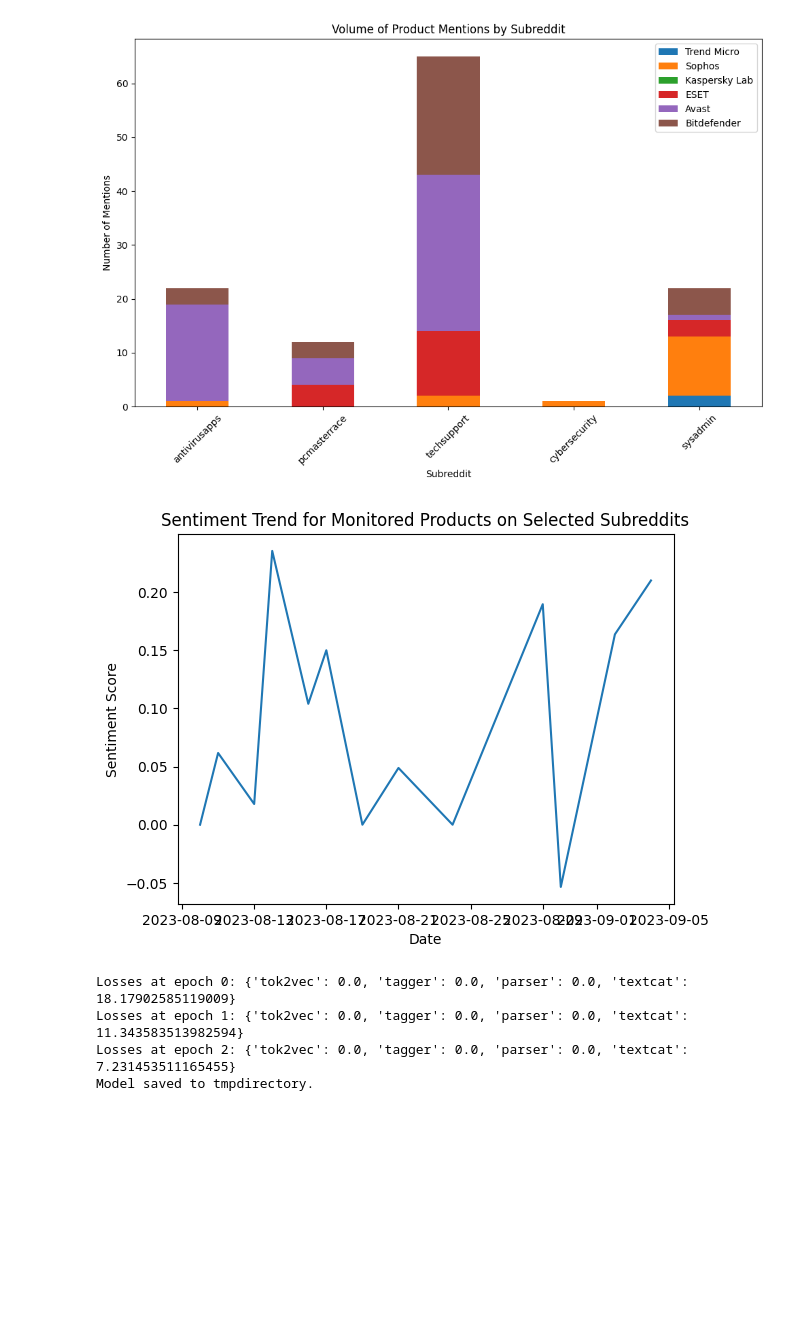
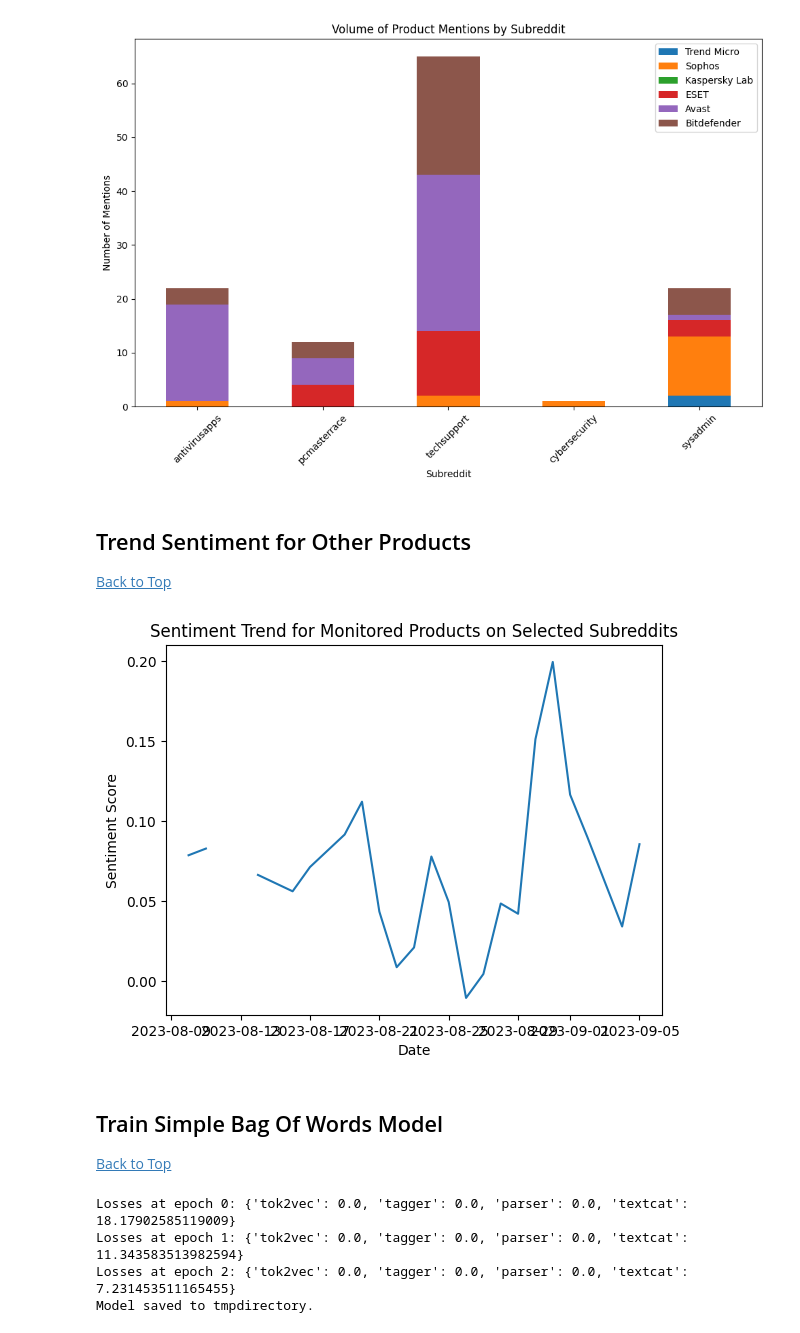
Before and after one commit to jcarterbriggs/SentimentAnalyzer, a Jupyter notebook: Sentiment.ipynb, the cells around one changed output. Cells and saved outputs as stored; diff of their text form; code cells hidden in the pictures; blank space fills up the shorter version.

```diff
--- a/Sentiment.ipynb
+++ b/Sentiment.ipynb
@@ -92,7 +100,7 @@ def image_to_text(img_url):
     except:
         return ""
 
-def truncate_text_to_fit(text, title, max_tokens=500):
+def truncate_text_to_fit(text, title, max_tokens=200):
     """Truncates the given text to fit within the model's token limit."""
 
     # Estimate the number of tokens used by other parts of the prompt
@@ -170,18 +204,0 @@ NameError: name 'reddit' is not defined
-# %%
-#Alternatively just get the posts without image recognition or classification (faster for testing)
-import csv
-
-# Get posts from subreddit
-subreddit = reddit.subreddit('all')
-search_term = 'McAfee -"John McAfee" -"Pat McAfee"'
-posts = subreddit.search(search_term, limit=230)  # Adjust the limit as needed
-
-# Open a CSV file to write results
-with open('output.csv', 'w', newline='') as csvfile:
-    fieldnames = ['post title', 'post description']
-    writer = csv.DictWriter(csvfile, fieldnames=fieldnames)
-
-    # Write the header
-    writer.writeheader()
-    for post in posts:
-        writer.writerow({'post title': post.title, 'post description': post.selftext})
@@ -253,9 +275,14 @@ plt.tight_layout()
 plt.show()
 # %% [output]
 [figure]
+# %% [markdown]
+<a id="trend-sentiment-for-other-products"></a>
+
+## Trend Sentiment for Other Products
+[Back to Top](#top)
 # %%
 #trend the sentiment for a product in specific subs
-subreddits_list = ["antivirusapps", "pcmasterrace", "techsupport", "cybersecurity", "sysadmin"]
+subreddits_list = ["antivirusapps", "pcmasterrace", "techsupport", "cybersecurity", "sysadmin","all"]
 #product_list = ['Trend Micro','Sophos','Kaspersky Lab','ESET','Avast','Bitdefender']
 product_list = ['Sophos']
 
@@ -269,35 +296,45 @@ for sub in subreddits_list:
     for post in subreddit.search(query, sort="new", time_filter="month"):
         posts.append([post.title, post.selftext, post.created_utc])
 
 # Filter posts that contain the products
 product_posts = []
 for post in posts:
     # Check if post title or text contains any of the products
     if any(product.lower() in text for text in [post[0].lower(), post[1].lower()] for product in product_list):
         product_posts.append(post)
 
 # Analyze sentiment of filtered posts
 sentiments = []
 for post in product_posts:
     blob = TextBlob(post[0] + " " + post[1])
     sentiment = blob.sentiment.polarity
     sentiments.append([post[2], sentiment])
 
+
 # Convert sentiment data to DataFrame
 df = pd.DataFrame(sentiments, columns=["timestamp", "sentiment"])
 df["date"] = pd.to_datetime(df["timestamp"], unit="s").dt.date
 
 # Calculate average sentiment score for each day
+
+# Compute rolling average over n days
+n = 7  # for example, a 7-day rolling average; you can change this value as needed
+df["rolling_avg"] = df["sentiment"].rolling(window=n).mean()
 df = df.groupby("date").mean().reset_index()
 
 # Plot sentiment trend over time
-plt.plot(df["date"], df["sentiment"])
+plt.plot(df["date"], df["rolling_avg"])
 plt.title("Sentiment Trend for Monitored Products on Selected Subreddits")
 plt.xlabel("Date")
 plt.ylabel("Sentiment Score")
 plt.show()
 # %% [output]
-[figure, old version]
+[figure, new version]
+# %% [markdown]
+<a id="train-simple-bag-of-words-model"></a>
+
+## Train Simple Bag Of Words Model
+[Back to Top](#top)
 # %%
 #Train a simple Bag Of Words AI model to determine which posts are about McAfee software
 #Output the model to the directory mcafee_classifier
```
Also changed, not shown: parts of 15 cells of this notebook.
